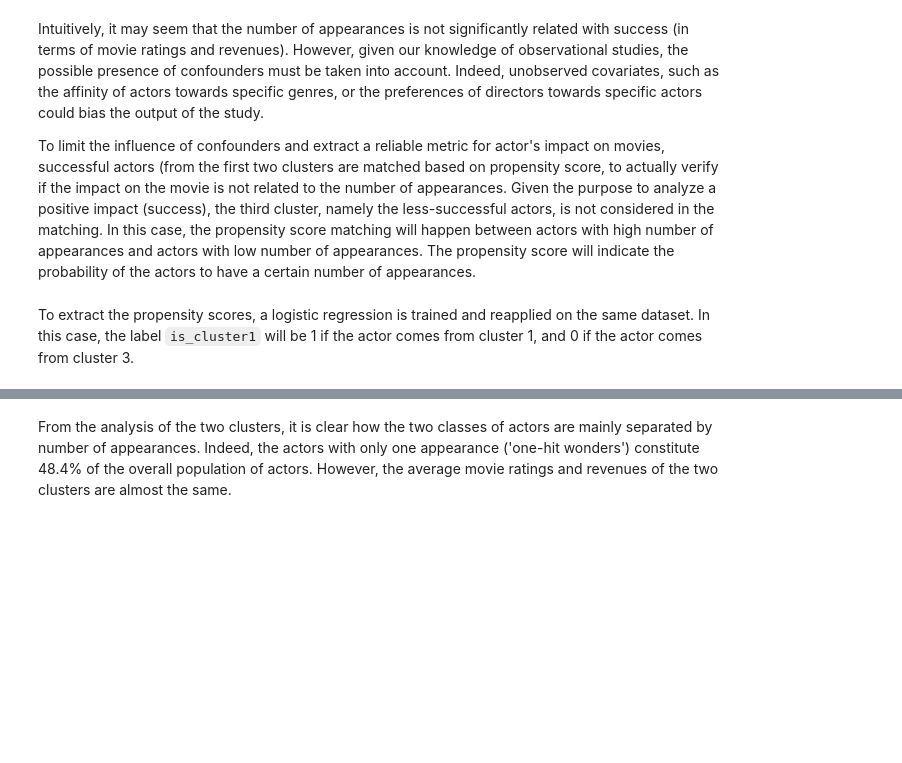
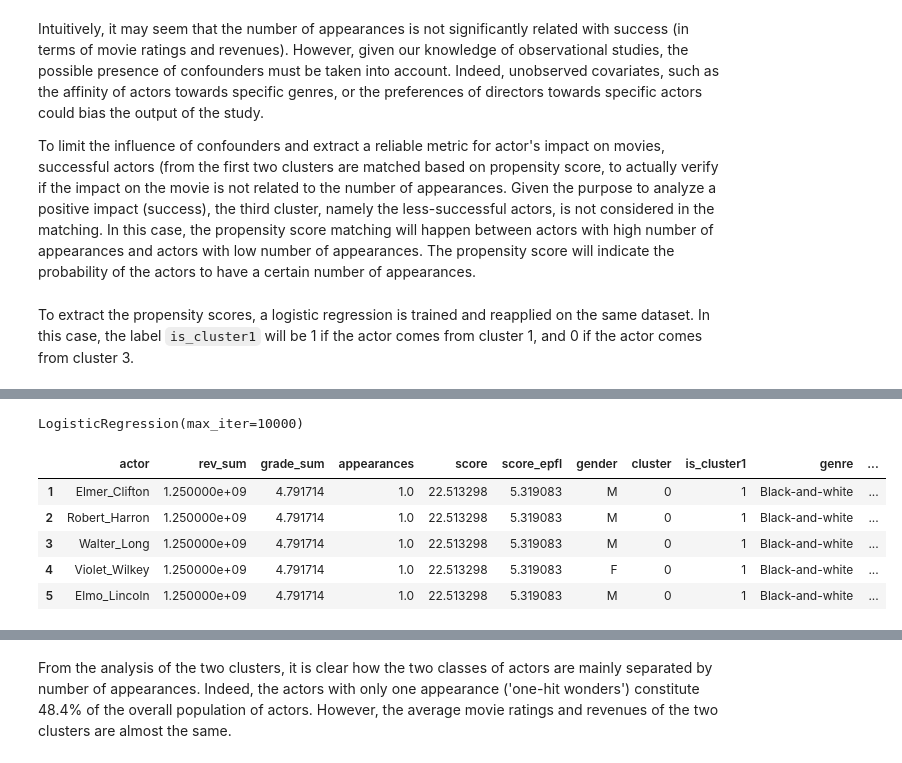
Before and after one commit to louisleger/ada-final-project, a Jupyter notebook: src/star_score.ipynb, the cells around one changed output, grey strips where cells are left out. Saved outputs shown, nothing was run; the diff lists cells and outputs as text; code cells hidden in the pictures; blank space fills up the shorter version.

Commit message:
'propensity'

```diff
--- a/src/star_score.ipynb
+++ b/src/star_score.ipynb
@@ -462,3 +474,22 @@ X['appearances'] = (X['appearances'] - X['appearances'].mean())/X['appearances']
+# %%
+logistic = LogisticRegression(solver='lbfgs', max_iter=10000)
+logistic.fit(X,y)
+# %% [output]
+LogisticRegression(max_iter=10000)
+# %%
+#recall: the propensity scores here indicate the probability of being part of cluster 1 (lower appearances)
+prop = [i[0] for i in list(logistic.predict_proba(X))]
+# %%
+ds['propensity_score'] = prop
+# %%
+ds.head()
+# %% [output]
+|  | actor | rev_sum | grade_sum | appearances | score | score_epfl | gender | cluster | is_cluster1 | genre | ... |
+| 1 | Elmer_Clifton | 1.250000e+09 | 4.791714 | 1.0 | 22.513298 | 5.319083 | M | 0 | 1 | Black-and-white | ... |
+| 2 | Robert_Harron | 1.250000e+09 | 4.791714 | 1.0 | 22.513298 | 5.319083 | M | 0 | 1 | Black-and-white | ... |
+| 3 | Walter_Long | 1.250000e+09 | 4.791714 | 1.0 | 22.513298 | 5.319083 | M | 0 | 1 | Black-and-white | ... |
+| 4 | Violet_Wilkey | 1.250000e+09 | 4.791714 | 1.0 | 22.513298 | 5.319083 | F | 0 | 1 | Black-and-white | ... |
+| 5 | Elmo_Lincoln | 1.250000e+09 | 4.791714 | 1.0 | 22.513298 | 5.319083 | M | 0 | 1 | Black-and-white | ... |
 # %%
 #logistic regression
 import statsmodels.formula.api as smf #for linear and logistic regression
```
Also changed, not shown: parts of 19 cells of this notebook.
